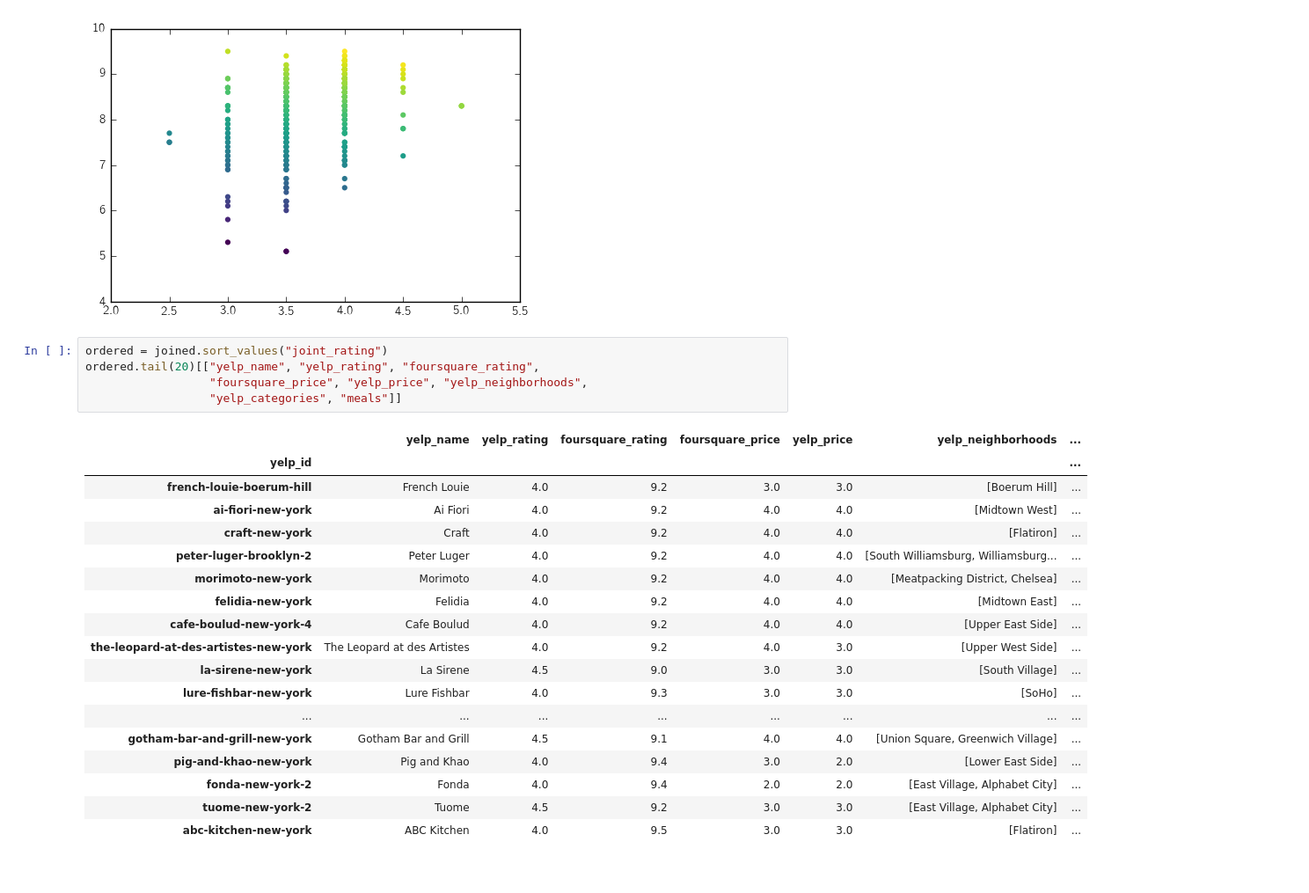
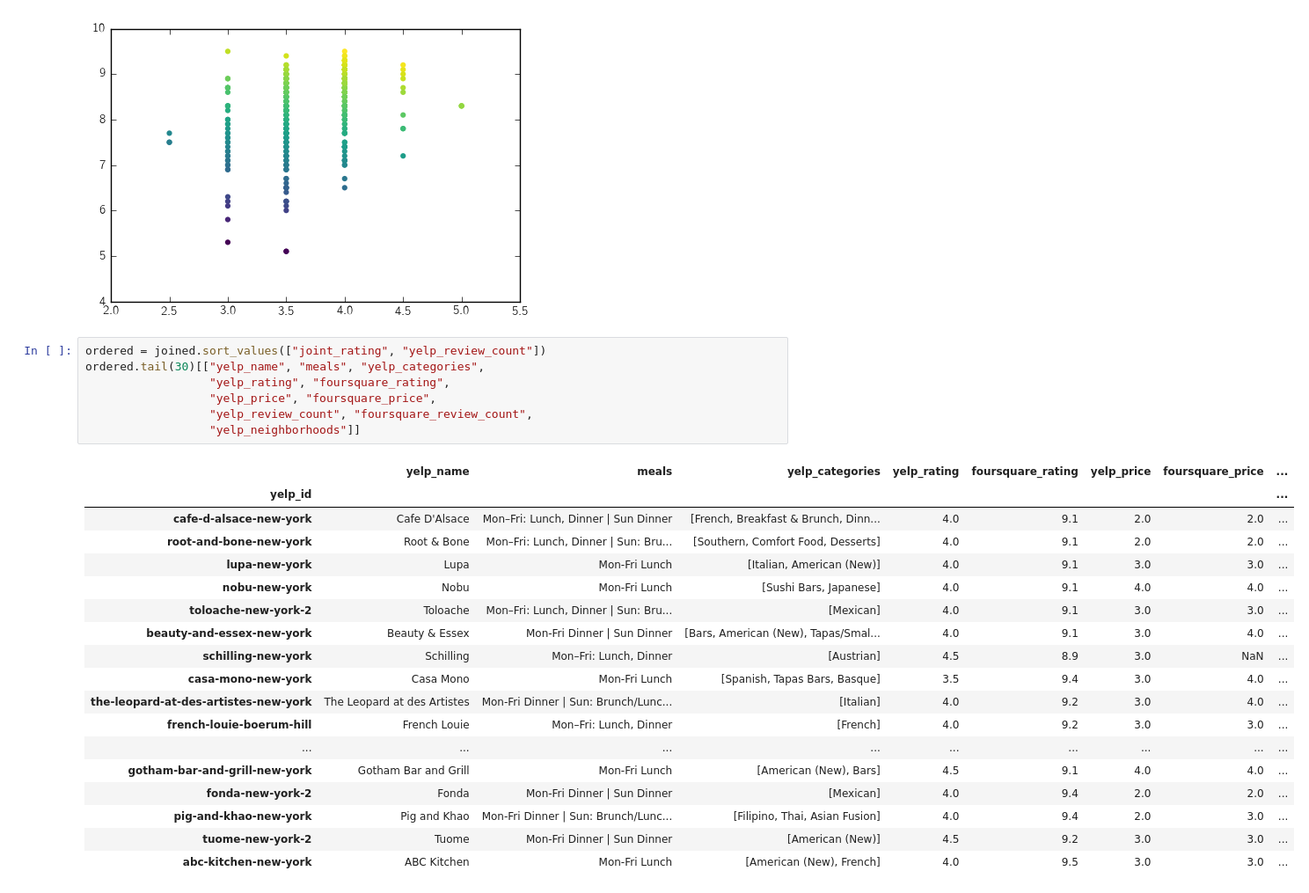
Before and after one commit to dfm/nycrw, a Jupyter notebook: explore.ipynb, the cells around one changed output. Shown at 88% size. Cells and saved outputs as stored; diff of their text form.

```diff
--- a/explore.ipynb
+++ b/explore.ipynb
@@ -52,26 +52,28 @@ plt.scatter(x[m], y[m], c=z[m], edgecolor="none", cmap="viridis");
 # %% [output]
 [figure]
 # %%
-ordered = joined.sort_values("joint_rating")
-ordered.tail(20)[["yelp_name", "yelp_rating", "foursquare_rating",
-                  "foursquare_price", "yelp_price", "yelp_neighborhoods",
-                  "yelp_categories", "meals"]]
+ordered = joined.sort_values(["joint_rating", "yelp_review_count"])
+ordered.tail(30)[["yelp_name", "meals", "yelp_categories",
+                  "yelp_rating", "foursquare_rating",
+                  "yelp_price", "foursquare_price",
+                  "yelp_review_count", "foursquare_review_count",
+                  "yelp_neighborhoods"]]
 # %% [output]
-|  | yelp_name | yelp_rating | foursquare_rating | foursquare_price | yelp_price | yelp_neighborhoods | ... |
-| yelp_id |  |  |  |  |  |  | ... |
-| french-louie-boerum-hill | French Louie | 4.0 | 9.2 | 3.0 | 3.0 | [Boerum Hill] | ... |
-| ai-fiori-new-york | Ai Fiori | 4.0 | 9.2 | 4.0 | 4.0 | [Midtown West] | ... |
-| craft-new-york | Craft | 4.0 | 9.2 | 4.0 | 4.0 | [Flatiron] | ... |
-| peter-luger-brooklyn-2 | Peter Luger | 4.0 | 9.2 | 4.0 | 4.0 | [South Williamsburg, Williamsburg... | ... |
-| morimoto-new-york | Morimoto | 4.0 | 9.2 | 4.0 | 4.0 | [Meatpacking District, Chelsea] | ... |
-| felidia-new-york | Felidia | 4.0 | 9.2 | 4.0 | 4.0 | [Midtown East] | ... |
-| cafe-boulud-new-york-4 | Cafe Boulud | 4.0 | 9.2 | 4.0 | 4.0 | [Upper East Side] | ... |
-| the-leopard-at-des-artistes-new-york | The Leopard at des Artistes | 4.0 | 9.2 | 4.0 | 3.0 | [Upper West Side] | ... |
-| la-sirene-new-york | La Sirene | 4.5 | 9.0 | 3.0 | 3.0 | [South Village] | ... |
-| lure-fishbar-new-york | Lure Fishbar | 4.0 | 9.3 | 3.0 | 3.0 | [SoHo] | ... |
-| ... | ... | ... | ... | ... | ... | ... | ... |
-| gotham-bar-and-grill-new-york | Gotham Bar and Grill | 4.5 | 9.1 | 4.0 | 4.0 | [Union Square, Greenwich Village] | ... |
-| pig-and-khao-new-york | Pig and Khao | 4.0 | 9.4 | 3.0 | 2.0 | [Lower East Side] | ... |
-| fonda-new-york-2 | Fonda | 4.0 | 9.4 | 2.0 | 2.0 | [East Village, Alphabet City] | ... |
-| tuome-new-york-2 | Tuome | 4.5 | 9.2 | 3.0 | 3.0 | [East Village, Alphabet City] | ... |
-| abc-kitchen-new-york | ABC Kitchen | 4.0 | 9.5 | 3.0 | 3.0 | [Flatiron] | ... |
+|  | yelp_name | meals | yelp_categories | yelp_rating | foursquare_rating | yelp_price | foursquare_price | ... |
+| yelp_id |  |  |  |  |  |  |  | ... |
+| cafe-d-alsace-new-york | Cafe D'Alsace | Mon–Fri: Lunch, Dinner | Sun Dinner | [French, Breakfast & Brunch, Dinn... | 4.0 | 9.1 | 2.0 | 2.0 | ... |
+| root-and-bone-new-york | Root & Bone | Mon–Fri: Lunch, Dinner | Sun: Bru... | [Southern, Comfort Food, Desserts] | 4.0 | 9.1 | 2.0 | 2.0 | ... |
+| lupa-new-york | Lupa | Mon-Fri Lunch | [Italian, American (New)] | 4.0 | 9.1 | 3.0 | 3.0 | ... |
+| nobu-new-york | Nobu | Mon-Fri Lunch | [Sushi Bars, Japanese] | 4.0 | 9.1 | 4.0 | 4.0 | ... |
+| toloache-new-york-2 | Toloache | Mon–Fri: Lunch, Dinner | Sun: Bru... | [Mexican] | 4.0 | 9.1 | 3.0 | 3.0 | ... |
+| beauty-and-essex-new-york | Beauty & Essex | Mon-Fri Dinner | Sun Dinner | [Bars, American (New), Tapas/Smal... | 4.0 | 9.1 | 3.0 | 4.0 | ... |
+| schilling-new-york | Schilling | Mon–Fri: Lunch, Dinner | [Austrian] | 4.5 | 8.9 | 3.0 | NaN | ... |
+| casa-mono-new-york | Casa Mono | Mon-Fri Lunch | [Spanish, Tapas Bars, Basque] | 3.5 | 9.4 | 3.0 | 4.0 | ... |
+| the-leopard-at-des-artistes-new-york | The Leopard at des Artistes | Mon-Fri Dinner | Sun: Brunch/Lunc... | [Italian] | 4.0 | 9.2 | 3.0 | 4.0 | ... |
+| french-louie-boerum-hill | French Louie | Mon–Fri: Lunch, Dinner | [French] | 4.0 | 9.2 | 3.0 | 3.0 | ... |
+| ... | ... | ... | ... | ... | ... | ... | ... | ... |
+| gotham-bar-and-grill-new-york | Gotham Bar and Grill | Mon-Fri Lunch | [American (New), Bars] | 4.5 | 9.1 | 4.0 | 4.0 | ... |
+| fonda-new-york-2 | Fonda | Mon-Fri Dinner | Sun Dinner | [Mexican] | 4.0 | 9.4 | 2.0 | 2.0 | ... |
+| pig-and-khao-new-york | Pig and Khao | Mon-Fri Dinner | Sun: Brunch/Lunc... | [Filipino, Thai, Asian Fusion] | 4.0 | 9.4 | 2.0 | 3.0 | ... |
+| tuome-new-york-2 | Tuome | Mon-Fri Dinner | Sun Dinner | [American (New)] | 4.5 | 9.2 | 3.0 | 3.0 | ... |
+| abc-kitchen-new-york | ABC Kitchen | Mon-Fri Lunch | [American (New), French] | 4.0 | 9.5 | 3.0 | 3.0 | ... |
```
